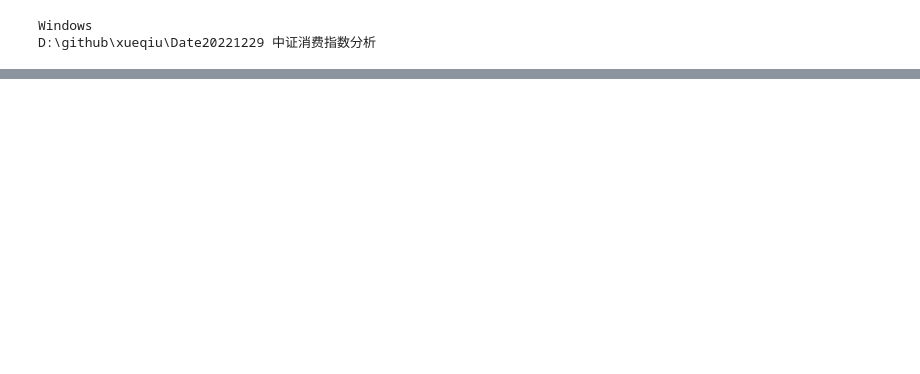
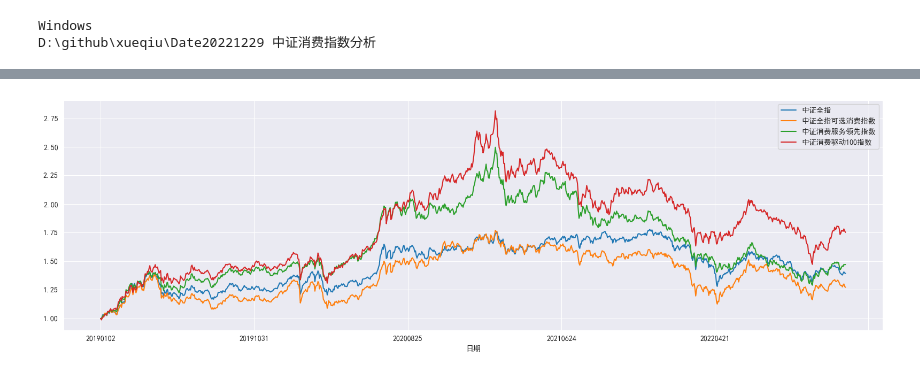
Before and after one commit to dybeta2021/Research, a Jupyter notebook: Date20221229 中证消费指数分析/消费指数-中证全指.ipynb, the cells around one changed output, grey strips where cells are left out. Saved outputs shown, nothing was run; the diff lists cells and outputs as text; code cells hidden in the pictures; blank space fills up the shorter version.

```diff
--- a/Date20221229 中证消费指数分析/消费指数-中证全指.ipynb
+++ b/Date20221229 中证消费指数分析/消费指数-中证全指.ipynb
@@ -180,15 +181,19 @@ k_data["中证消费驱动100指数"] = get_k_data_from_zz("931354").drop_duplic
 # %%
 idx_list = k_data["中证全指"]["日期"].unique().tolist()
 idx_list.sort()
 df = []
 for key, value in k_data.items():
     ser = k_data[key].set_index("日期")["收盘"]
     ser.name = key
     df.append(ser.reindex(idx_list, method="bfill"))
 df = concat(df, axis=1)
 df = df.loc["20181231":]
 df /= df.iloc[0]
 df.plot(figsize=(16, 5))
+pyplot.tight_layout()
+pyplot.savefig("消费指数2019至今.jpg", dpi=300)
+# %% [output]
+[figure, added]
 # %%
 idx_list = k_data["中证全指"]["日期"].unique().tolist()
 idx_list.sort()
```
Also changed, not shown: parts of 3 cells of this notebook, 5 other files.
